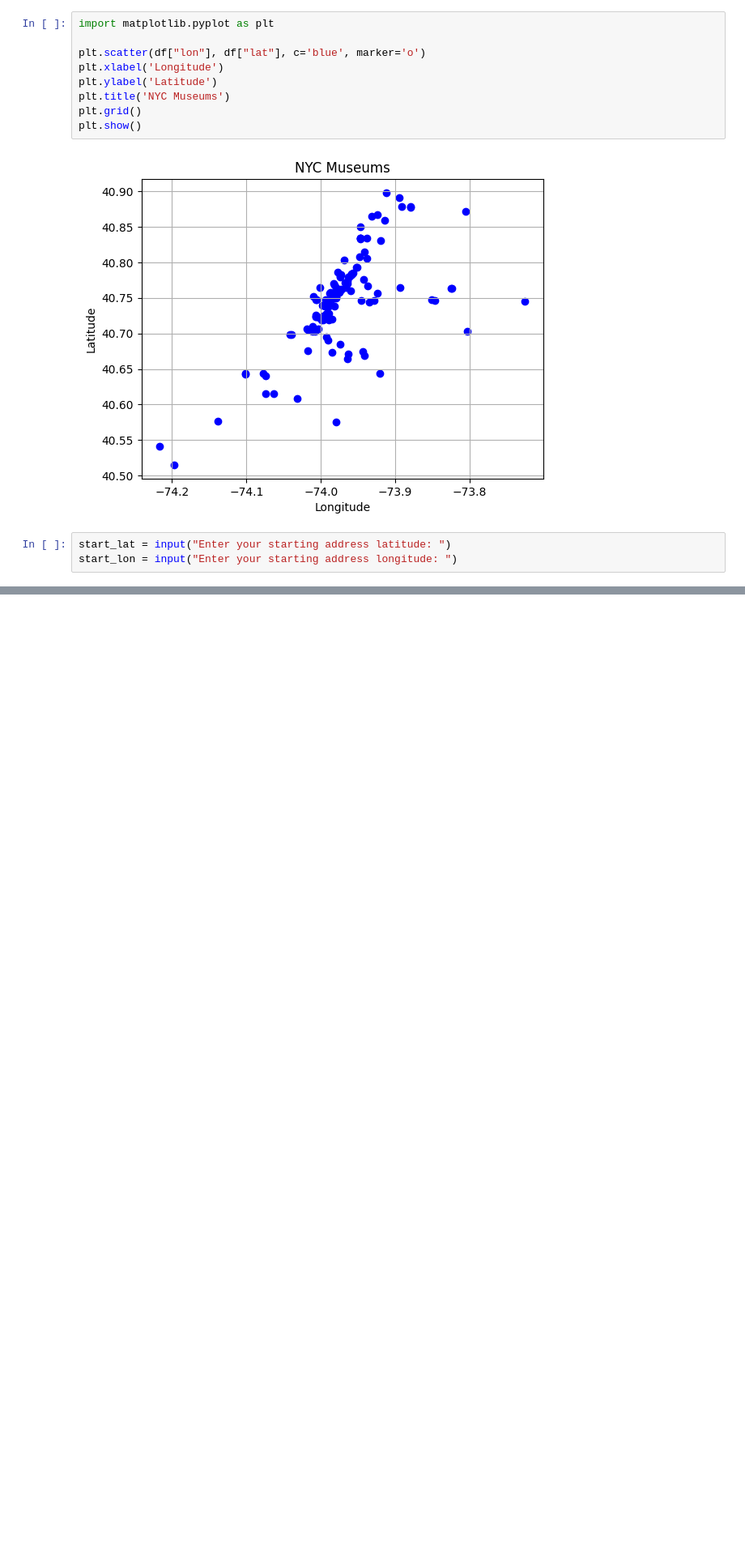
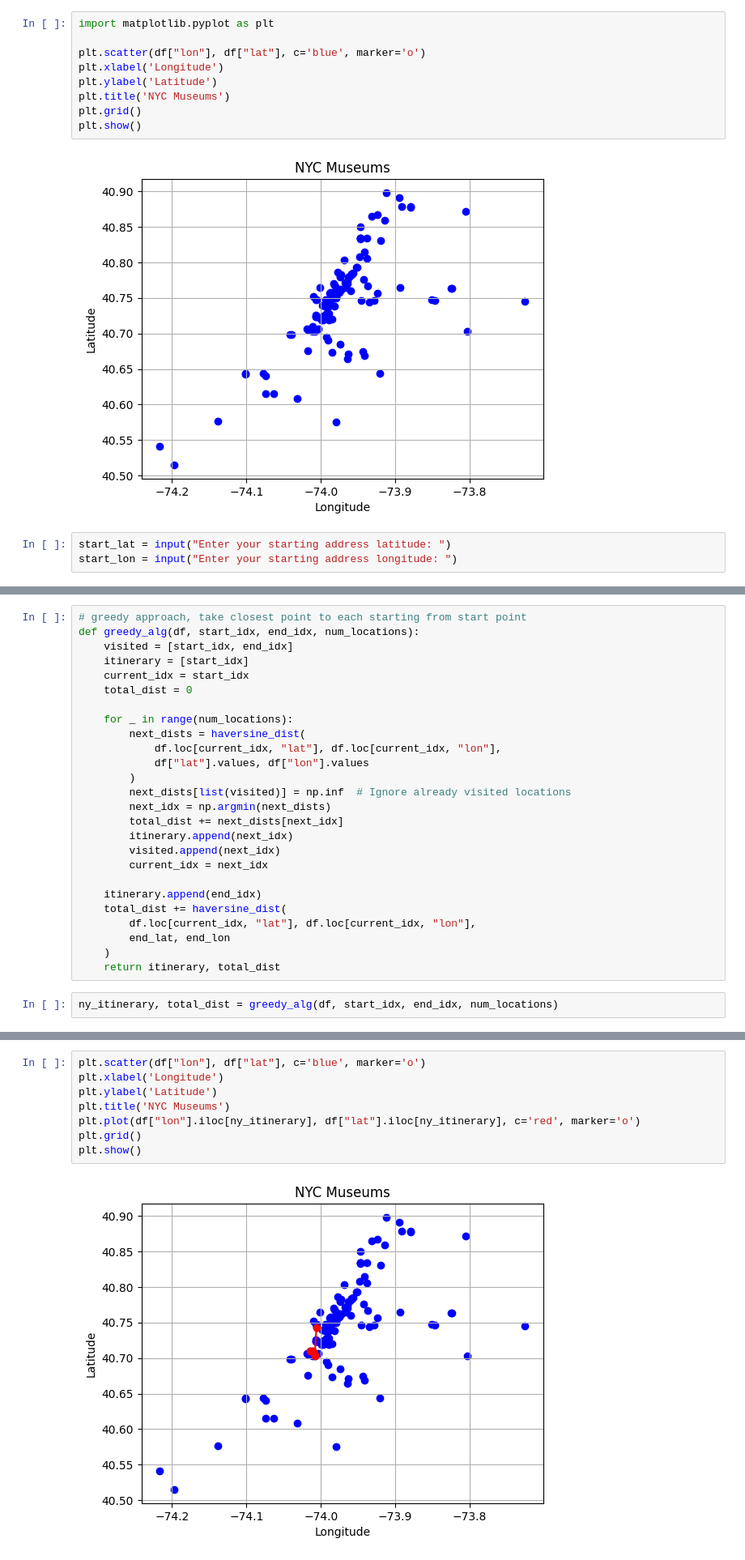
Before and after one commit to ath3naw/Itinerary-Optimizer, a Jupyter notebook: analysis.ipynb, the cells around one changed output, grey strips where cells are left out. Shown at 81% size. Drawn from its saved outputs; the diff is of its cells as text; blank space fills up the shorter version.

Commit message:
added dataset and updated analysis for greedy algorithms for distance optimization

```diff
--- a/analysis.ipynb
+++ b/analysis.ipynb
@@ -110,0 +199,28 @@ start_lon = input("Enter your starting address longitude: ")
+# %%
+# greedy approach, take closest point to each starting from start point
+def greedy_alg(df, start_idx, end_idx, num_locations):
+    visited = [start_idx, end_idx]
+    itinerary = [start_idx]
+    current_idx = start_idx
+    total_dist = 0
+
+    for _ in range(num_locations):
+        next_dists = haversine_dist(
+            df.loc[current_idx, "lat"], df.loc[current_idx, "lon"],
+            df["lat"].values, df["lon"].values
+        )
+        next_dists[list(visited)] = np.inf  # Ignore already visited locations
+        next_idx = np.argmin(next_dists)
+        total_dist += next_dists[next_idx]
+        itinerary.append(next_idx)
+        visited.append(next_idx)
+        current_idx = next_idx
+
+    itinerary.append(end_idx)
+    total_dist += haversine_dist(
+        df.loc[current_idx, "lat"], df.loc[current_idx, "lon"],
+        end_lat, end_lon
+    )
+    return itinerary, total_dist
+# %%
+ny_itinerary, total_dist = greedy_alg(df, start_idx, end_idx, num_locations)
@@ -110,0 +241,10 @@ start_lon = input("Enter your starting address longitude: ")
+# %%
+plt.scatter(df["lon"], df["lat"], c='blue', marker='o')
+plt.xlabel('Longitude')
+plt.ylabel('Latitude')
+plt.title('NYC Museums')
+plt.plot(df["lon"].iloc[ny_itinerary], df["lat"].iloc[ny_itinerary], c='red', marker='o')
+plt.grid()
+plt.show()
+# %% [output]
+[figure, added]
```
Also changed, not shown: parts of 30 cells of this notebook, 1 other file.
